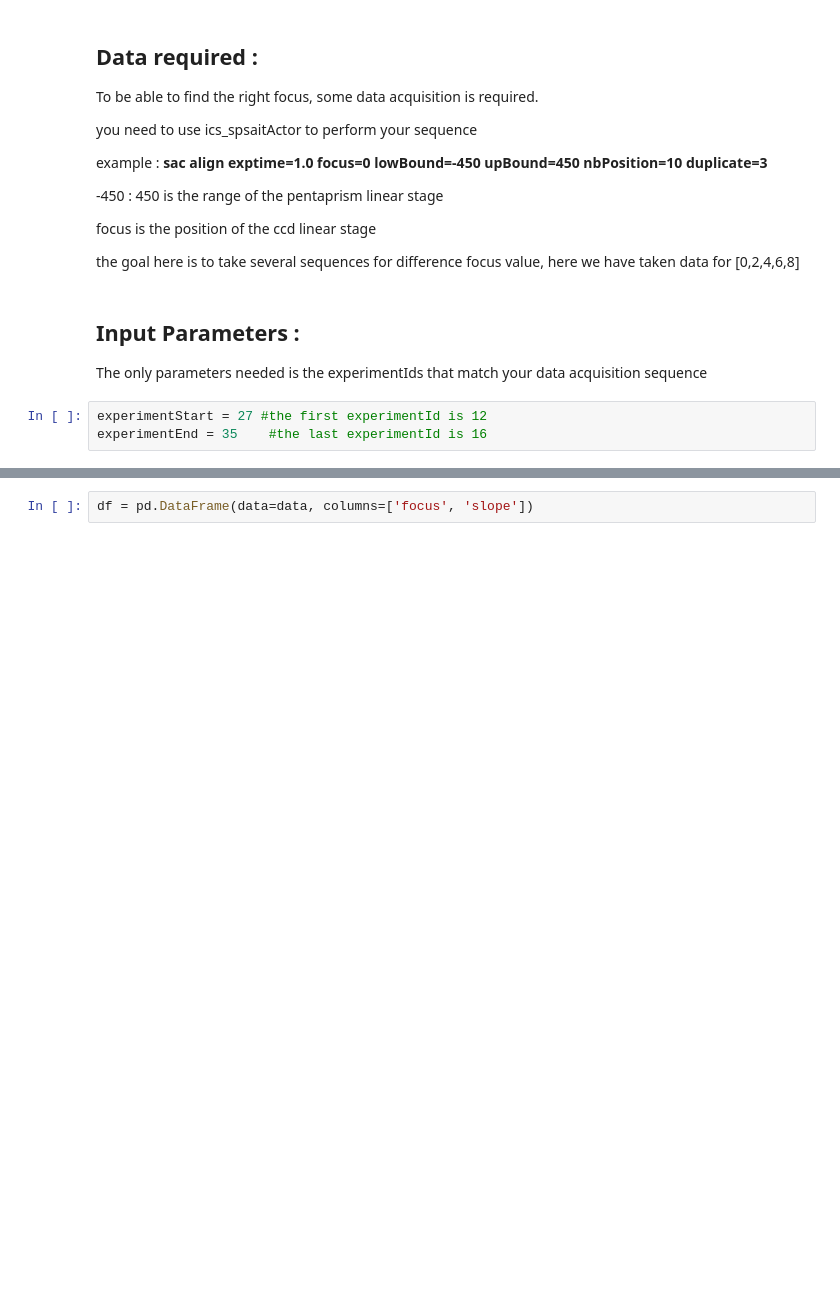
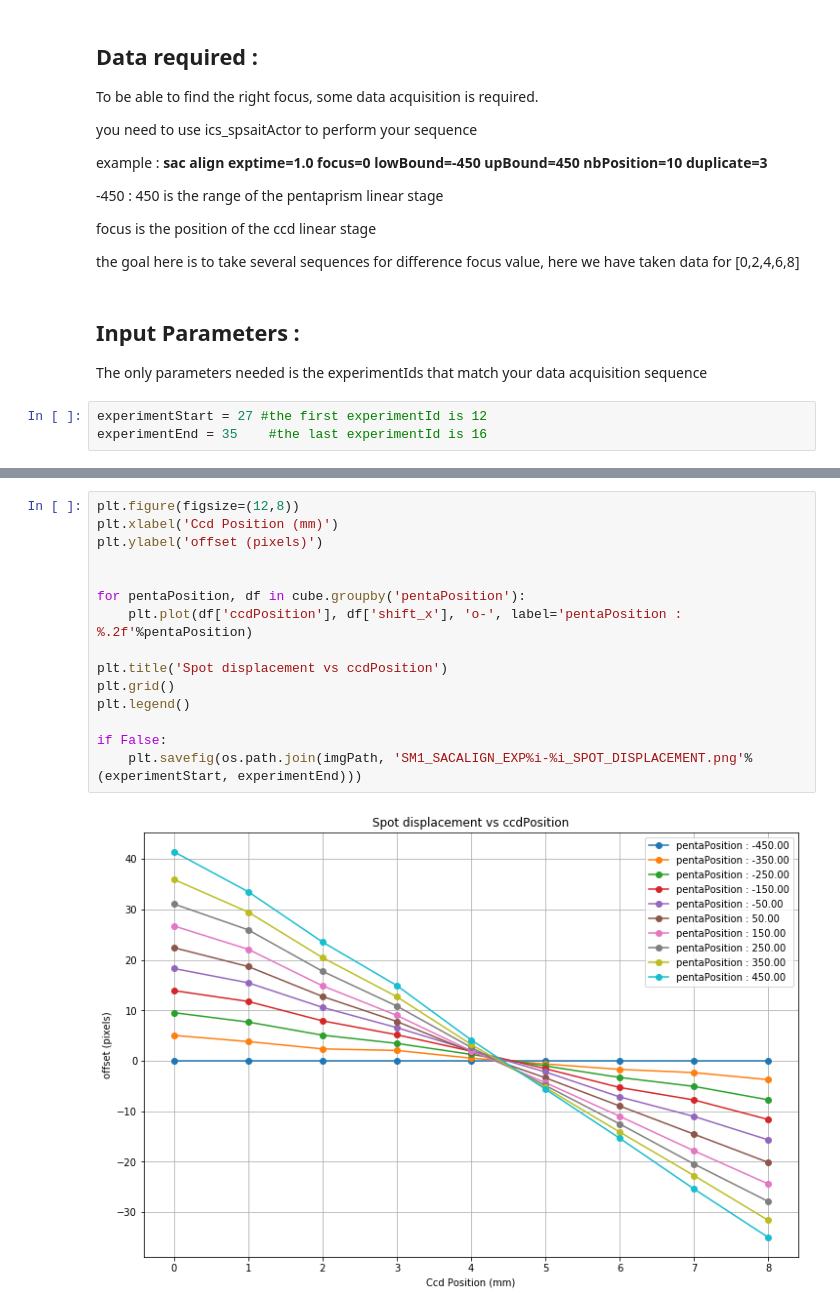
Before and after one commit to alefur/ait-notebook, a Jupyter notebook: Sac_Alignment-Final.ipynb, the cells around one changed output, grey strips where cells are left out. Cells and saved outputs as stored; diff of their text form; blank space fills up the shorter version.

```diff
--- a/Sac_Alignment-Final.ipynb
+++ b/Sac_Alignment-Final.ipynb
@@ -84,2 +82,17 @@ if doSave:
-# %%
-df = pd.DataFrame(data=data, columns=['focus', 'slope'])
+# %%
+plt.figure(figsize=(12,8))
+plt.xlabel('Ccd Position (mm)')
+plt.ylabel('offset (pixels)')
+
+
+for pentaPosition, df in cube.groupby('pentaPosition'):
+    plt.plot(df['ccdPosition'], df['shift_x'], 'o-', label='pentaPosition : %.2f'%pentaPosition)
+
+plt.title('Spot displacement vs ccdPosition')
+plt.grid()
+plt.legend()
+
+if False:
+    plt.savefig(os.path.join(imgPath, 'SM1_SACALIGN_EXP%i-%i_SPOT_DISPLACEMENT.png'%(experimentStart, experimentEnd)))
+# %% [output]
+[figure, added]
```
Also changed, not shown: parts of 7 cells of this notebook, 1 other file.
